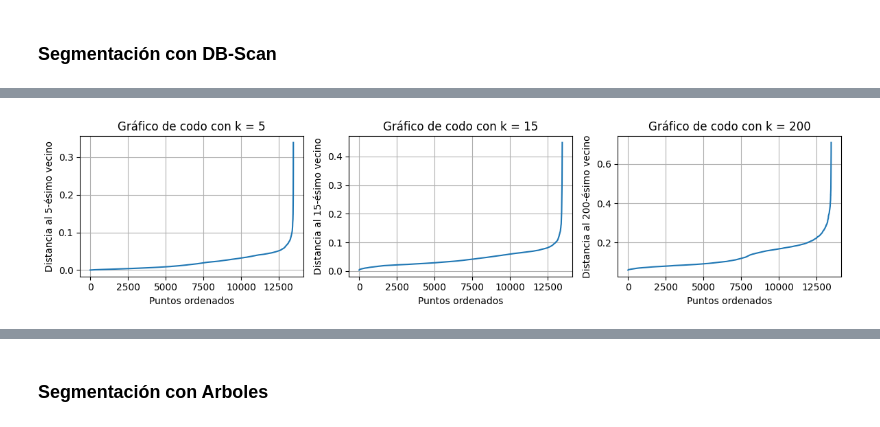
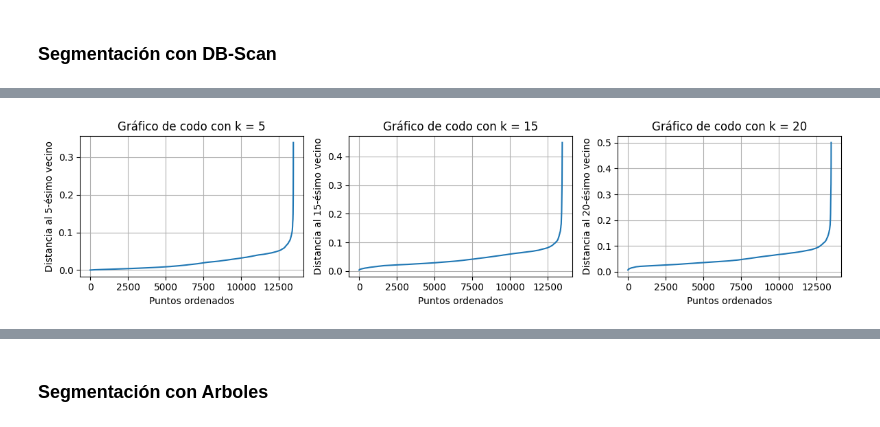
Before and after one commit to L3N73J4M4N/SRe_EL7037_2025, a Jupyter notebook: Experimentos_General.ipynb, the cells around one changed output, grey strips where cells are left out. Saved outputs shown, nothing was run; the diff lists cells and outputs as text; code cells hidden in the pictures.

```diff
--- a/Segmentacion_DBScan.ipynb
+++ b/Experimentos_General.ipynb
@@ -165,35 +171,35 @@ ax[0].set_ylabel(f'Distancia al {k}-ésimo vecino')
 ax[0].set_xlabel('Puntos ordenados')
 ax[0].set_title(f'Gráfico de codo con k = {k}')
 ax[0].grid(True)
 
 k = 15  # usado como min_samples en DBSCAN
 neighbors = NearestNeighbors(n_neighbors=k)
 neighbors_fit = neighbors.fit(xn_train)
 distances, _ = neighbors_fit.kneighbors(xn_train)
 k_distances = np.sort(distances[:, k - 1])  # Ordenar las distancias al k-ésimo vecino
 
 ax[1].plot(k_distances)
 ax[1].set_ylabel(f'Distancia al {k}-ésimo vecino')
 ax[1].set_xlabel('Puntos ordenados')
 ax[1].set_title(f'Gráfico de codo con k = {k}')
 ax[1].grid(True)
 
-k = 200  # usado como min_samples en DBSCAN
+k = 20  # usado como min_samples en DBSCAN
 neighbors = NearestNeighbors(n_neighbors=k)
 neighbors_fit = neighbors.fit(xn_train)
 distances, _ = neighbors_fit.kneighbors(xn_train)
 k_distances = np.sort(distances[:, k - 1])  # Ordenar las distancias al k-ésimo vecino
 
 ax[2].plot(k_distances)
 ax[2].set_ylabel(f'Distancia al {k}-ésimo vecino')
 ax[2].set_xlabel('Puntos ordenados')
 ax[2].set_title(f'Gráfico de codo con k = {k}')
 ax[2].grid(True)
 
 plt.tight_layout()
 plt.show()
 # %% [output]
-[figure, old version]
+[figure, new version]
 # %%
 from sklearn.cluster import DBSCAN
 
```
Also changed, not shown: parts of 19 cells of this notebook, 8 other files.
